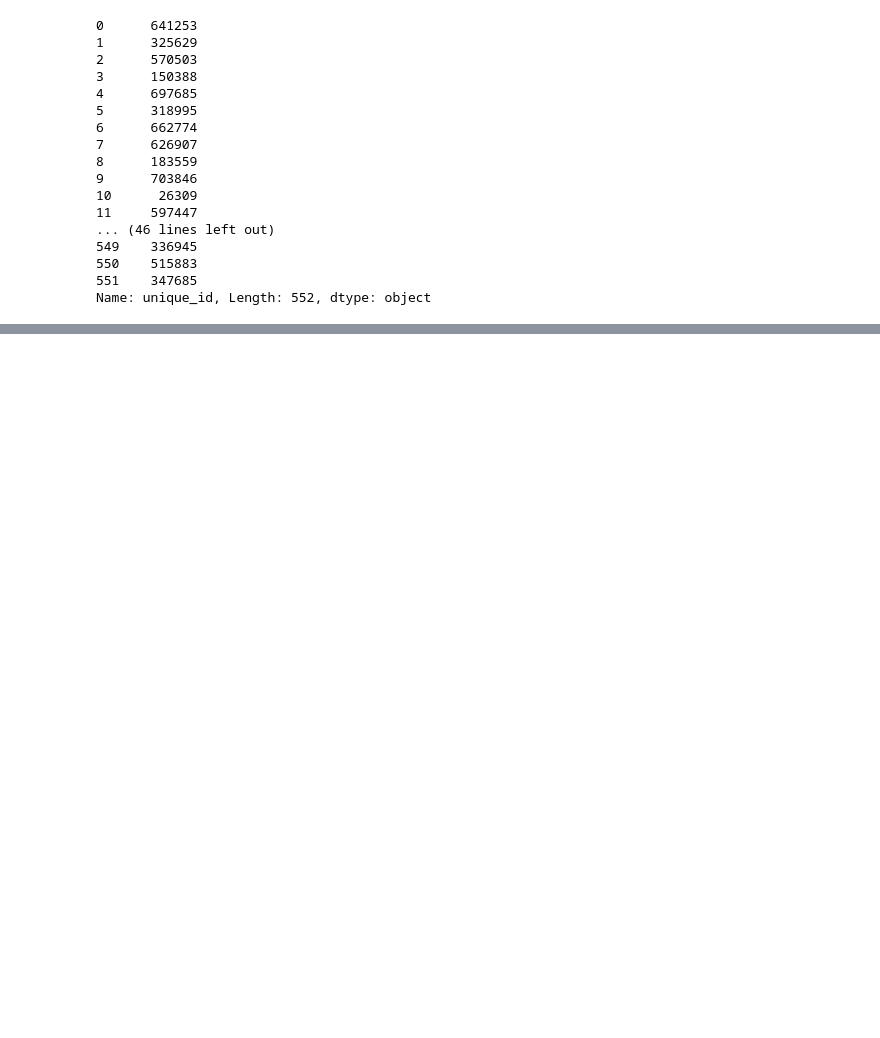
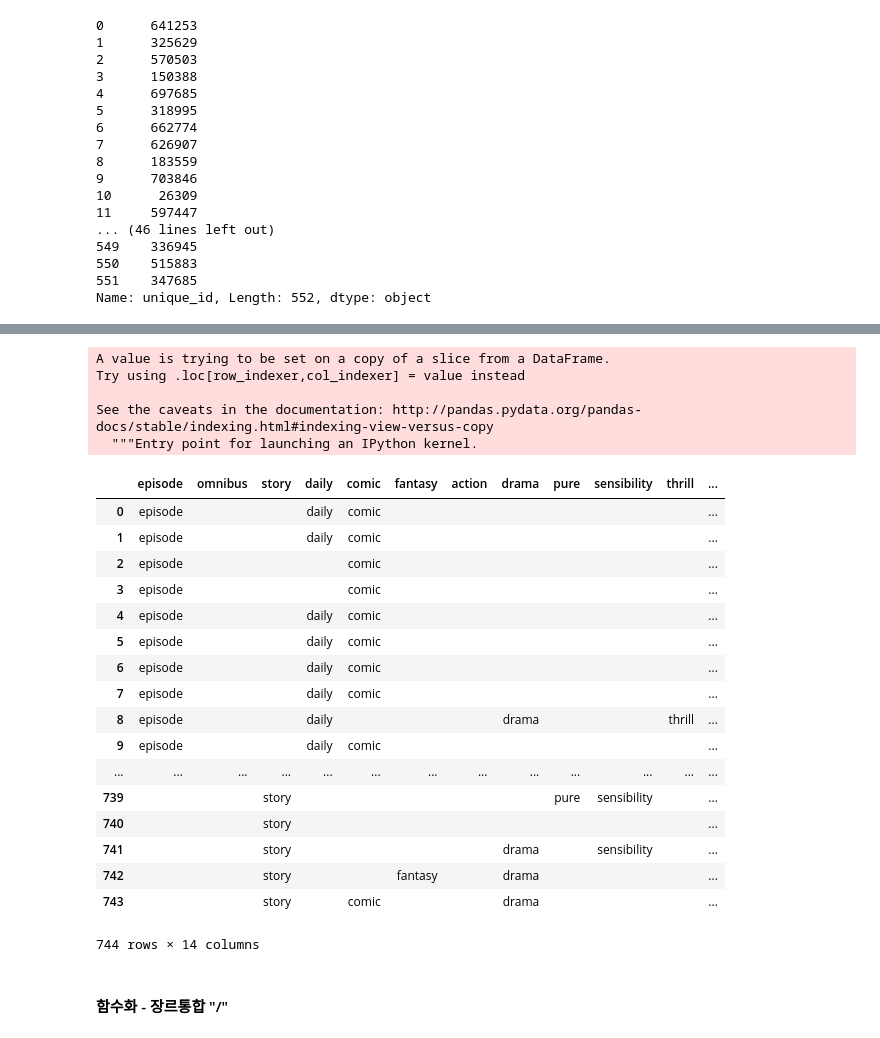
Before and after one commit to brightscannon/Webtoon_recommand_system, a Jupyter notebook: Crawling_test_Juno.ipynb, the cells around one changed output, grey strips where cells are left out. Drawn from its saved outputs; the diff is of its cells as text; code cells hidden in the pictures; blank space fills up the shorter version.

```diff
--- a/Crawling_test_Juno.ipynb
+++ b/Crawling_test_Juno.ipynb
@@ -222,0 +309,34 @@ Name: unique_id, Length: 552, dtype: object
+# %%
+result = []
+for i in range(len(col_genres)):
+    ls = list(filter(lambda value: value != "", col_genres.loc[i].values))
+    result.append(ls)
+# %%
+col_genres['genre'] = np.array(["/".join(ls) for ls in result])
+col_genres
+# %% [output]
+A value is trying to be set on a copy of a slice from a DataFrame.
+Try using .loc[row_indexer,col_indexer] = value instead
+
+See the caveats in the documentation: http://pandas.pydata.org/pandas-docs/stable/indexing.html#indexing-view-versus-copy
+  """Entry point for launching an IPython kernel.
+|  | episode | omnibus | story | daily | comic | fantasy | action | drama | pure | sensibility | thrill | ... |
+| 0 | episode |  |  | daily | comic |  |  |  |  |  |  | ... |
+| 1 | episode |  |  | daily | comic |  |  |  |  |  |  | ... |
+| 2 | episode |  |  |  | comic |  |  |  |  |  |  | ... |
+| 3 | episode |  |  |  | comic |  |  |  |  |  |  | ... |
+| 4 | episode |  |  | daily | comic |  |  |  |  |  |  | ... |
+| 5 | episode |  |  | daily | comic |  |  |  |  |  |  | ... |
+| 6 | episode |  |  | daily | comic |  |  |  |  |  |  | ... |
+| 7 | episode |  |  | daily | comic |  |  |  |  |  |  | ... |
+| 8 | episode |  |  | daily |  |  |  | drama |  |  | thrill | ... |
+| 9 | episode |  |  | daily | comic |  |  |  |  |  |  | ... |
+| ... | ... | ... | ... | ... | ... | ... | ... | ... | ... | ... | ... | ... |
+| 739 |  |  | story |  |  |  |  |  | pure | sensibility |  | ... |
+| 740 |  |  | story |  |  |  |  |  |  |  |  | ... |
+| 741 |  |  | story |  |  |  |  | drama |  | sensibility |  | ... |
+| 742 |  |  | story |  |  | fantasy |  | drama |  |  |  | ... |
+| 743 |  |  | story |  | comic |  |  | drama |  |  |  | ... |
+744 rows × 14 columns
+# %% [markdown]
+#### 함수화 - 장르통합 "/"
```
Also changed, not shown: parts of 16 cells of this notebook.
